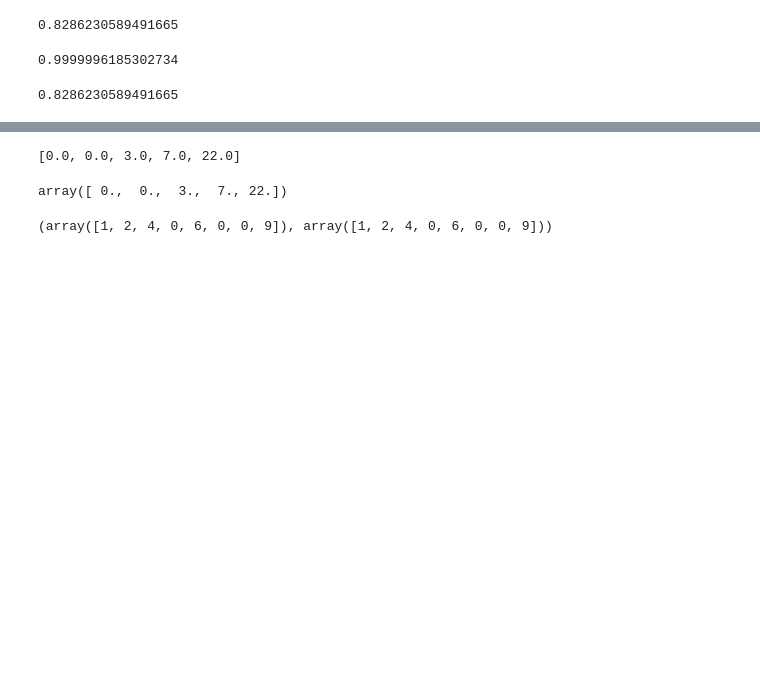
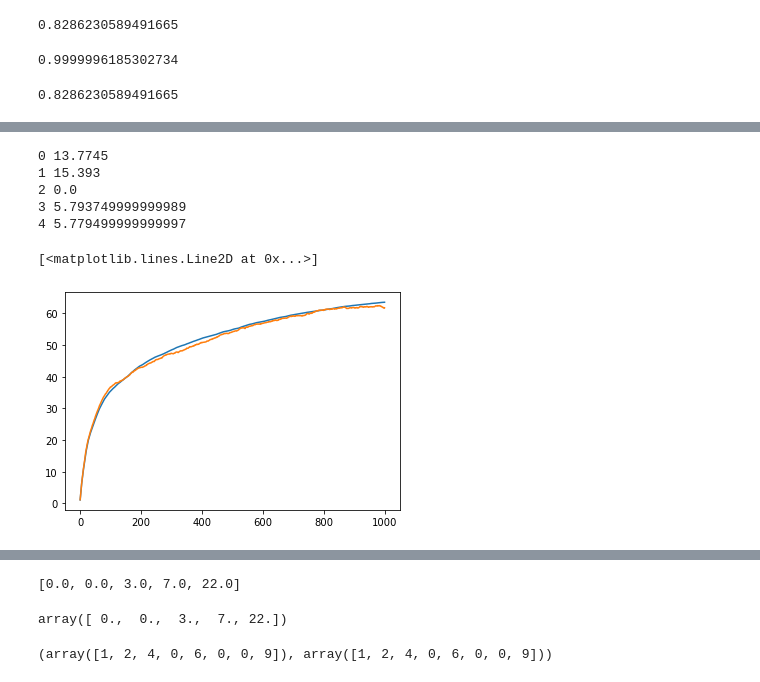
Before and after one commit to juliennonin/multiplayer-bandits, a Jupyter notebook: sandbox.ipynb, the cells around one changed output, grey strips where cells are left out. Drawn from its saved outputs; the diff is of its cells as text; code cells hidden in the pictures; blank space fills up the shorter version.

```diff
--- a/sandbox.ipynb
+++ b/sandbox.ipynb
@@ -52,0 +125,2 @@ selections, collisions, sensing_infos = multiplayer_env(bandit, players, 44)
+# %%
+cum_c = (bandit.means[:, np.newaxis] * number_of_colliding_players_on_arms).sum(0)
@@ -52,0 +138,18 @@ selections, collisions, sensing_infos = multiplayer_env(bandit, players, 44)
+# %%
+for k in range(K):
+    if gaps[k] < 0:
+        print(k, -gaps[k] * number_of_selections_of_arms[k,-1])
+    else:
+        print(k, gaps[k] * (T - number_of_selections_of_arms[k,-1]))
+# %% [output]
+0 13.7745
+1 15.393
+2 0.0
+3 5.793749999999989
+4 5.779499999999997
+# %%
+plt.plot(np.where(gaps[:, np.newaxis] < 0,  - gaps[:,np.newaxis] * number_of_selections_of_arms, gaps[:,np.newaxis] * (np.arange(1,T+1) - number_of_selections_of_arms)).sum(0) + cum_c)
+plt.plot(average_cumulative_regret)
+# %% [output]
+[<matplotlib.lines.Line2D at 0x...>]
+[figure, added]
```
Also changed, not shown: parts of 22 cells of this notebook, 4 other files.
